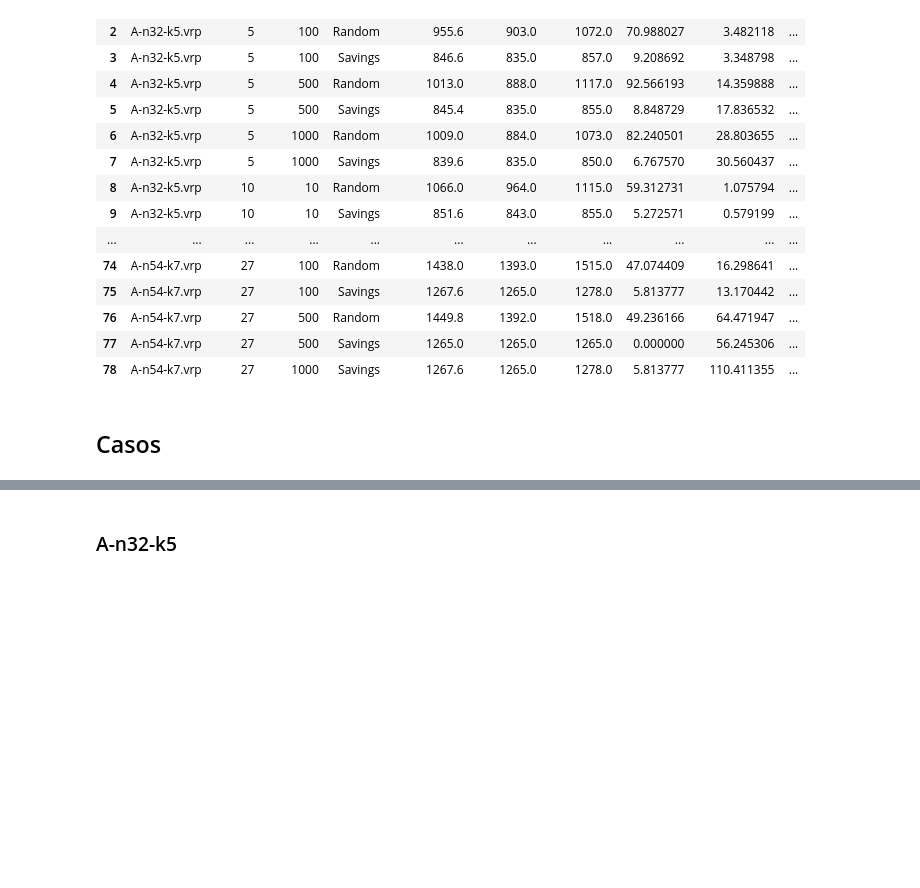
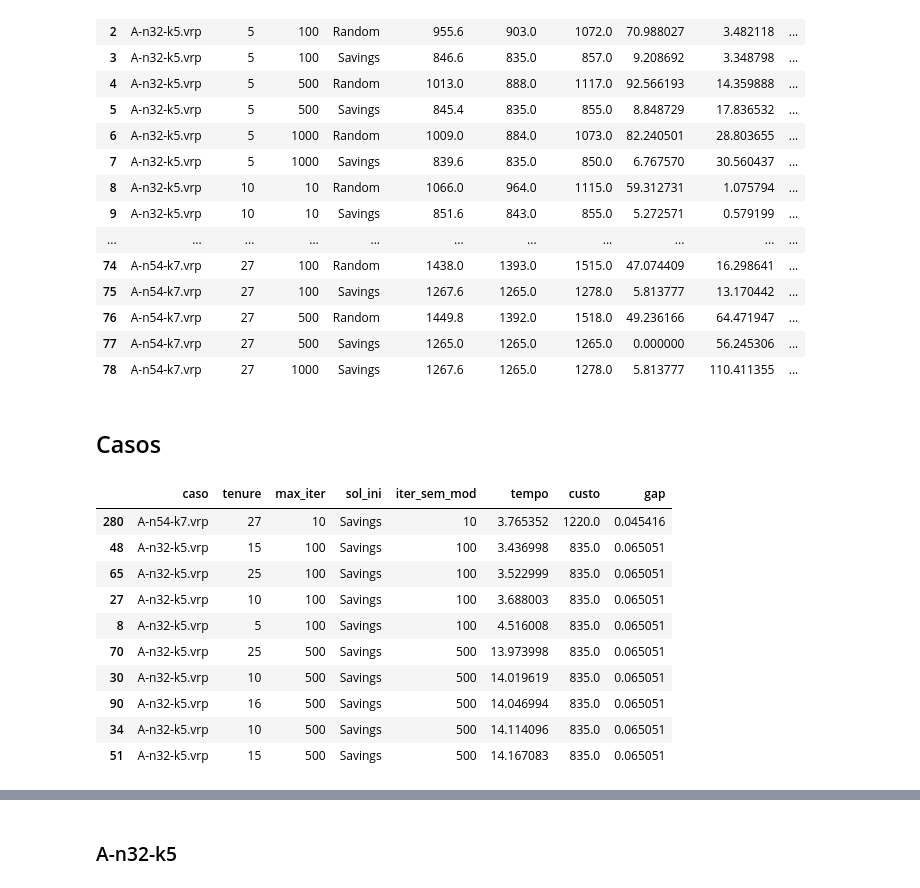
Before and after one commit to AHalic/tabu-search, a Jupyter notebook: log/log_analysis.ipynb, the cells around one changed output, grey strips where cells are left out. Saved outputs shown, nothing was run; the diff lists cells and outputs as text; code cells hidden in the pictures; blank space fills up the shorter version.

```diff
--- a/log/log_analysis.ipynb
+++ b/log/log_analysis.ipynb
@@ -42,6 +42,20 @@ df
 | 78 | A-n54-k7.vrp | 27 | 1000 | Savings | 1267.6 | 1265.0 | 1278.0 | 5.813777 | 110.411355 | ... |
 # %% [markdown]
 ## Casos
+# %%
+test2_dropped.sort_values(['gap', 'tempo']).head(10)
+# %% [output]
+|  | caso | tenure | max_iter | sol_ini | iter_sem_mod | tempo | custo | gap |
+| 280 | A-n54-k7.vrp | 27 | 10 | Savings | 10 | 3.765352 | 1220.0 | 0.045416 |
+| 48 | A-n32-k5.vrp | 15 | 100 | Savings | 100 | 3.436998 | 835.0 | 0.065051 |
+| 65 | A-n32-k5.vrp | 25 | 100 | Savings | 100 | 3.522999 | 835.0 | 0.065051 |
+| 27 | A-n32-k5.vrp | 10 | 100 | Savings | 100 | 3.688003 | 835.0 | 0.065051 |
+| 8 | A-n32-k5.vrp | 5 | 100 | Savings | 100 | 4.516008 | 835.0 | 0.065051 |
+| 70 | A-n32-k5.vrp | 25 | 500 | Savings | 500 | 13.973998 | 835.0 | 0.065051 |
+| 30 | A-n32-k5.vrp | 10 | 500 | Savings | 500 | 14.019619 | 835.0 | 0.065051 |
+| 90 | A-n32-k5.vrp | 16 | 500 | Savings | 500 | 14.046994 | 835.0 | 0.065051 |
+| 34 | A-n32-k5.vrp | 10 | 500 | Savings | 500 | 14.114096 | 835.0 | 0.065051 |
+| 51 | A-n32-k5.vrp | 15 | 500 | Savings | 500 | 14.167083 | 835.0 | 0.065051 |
 # %%
 df_a_n32_k5 = df[0:40]
 df_a_n54_k7 = df[40:]
```
Also changed, not shown: parts of 2 cells of this notebook.
